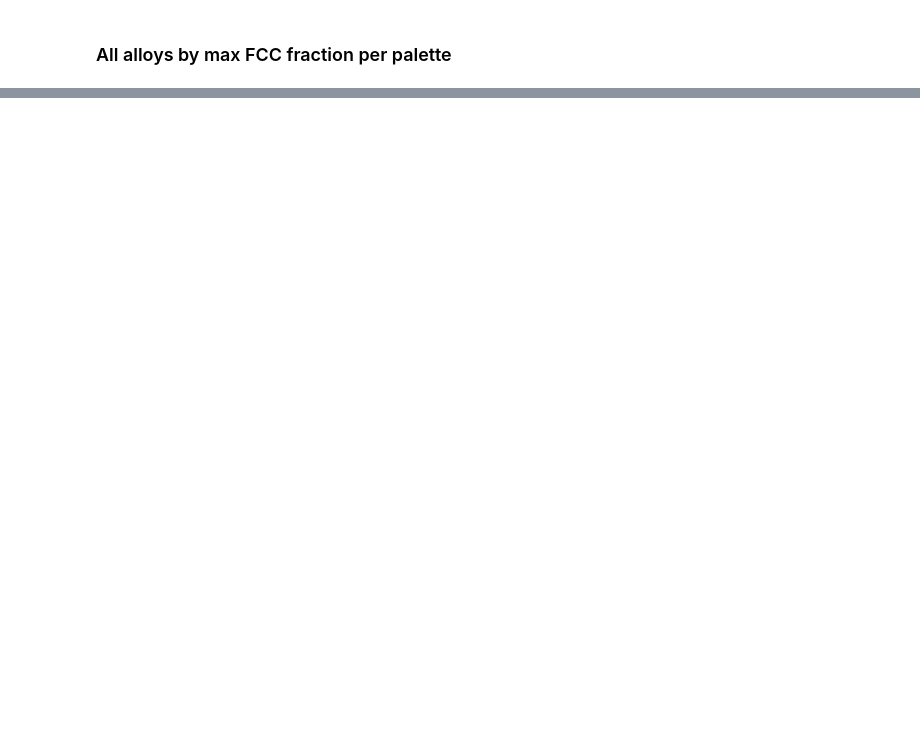
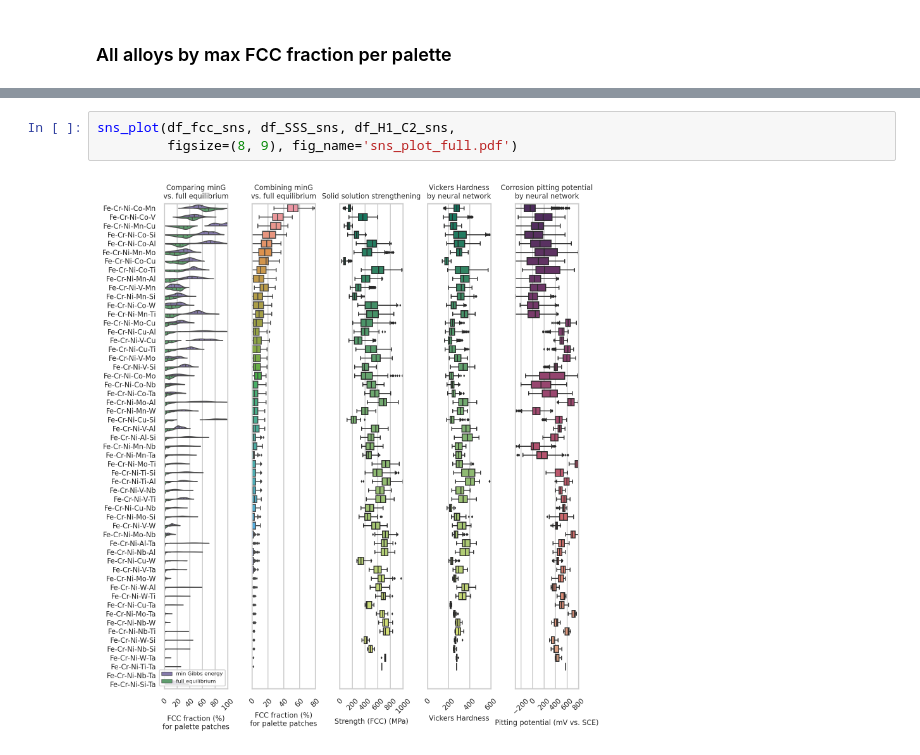
Before and after one commit to YXWU2014/CCA_CALPHAD_SSS_ML, a Jupyter notebook: sns_plot.ipynb, the cells around one changed output, grey strips where cells are left out. Saved outputs shown, nothing was run; the diff lists cells and outputs as text; blank space fills up the shorter version.

```diff
--- a/sns_plot.ipynb
+++ b/sns_plot.ipynb
@@ -494,3 +466,8 @@ plt.show()
+# %%
+sns_plot(df_fcc_sns, df_SSS_sns, df_H1_C2_sns,
+         figsize=(8, 9), fig_name='sns_plot_full.pdf')
+# %% [output]
+[figure, added]
 # %%
 import matplotlib
 matplotlib.rcParams['font.family'] = 'FreeSans'
```
Also changed, not shown: parts of 7 cells of this notebook, 4 other files.
